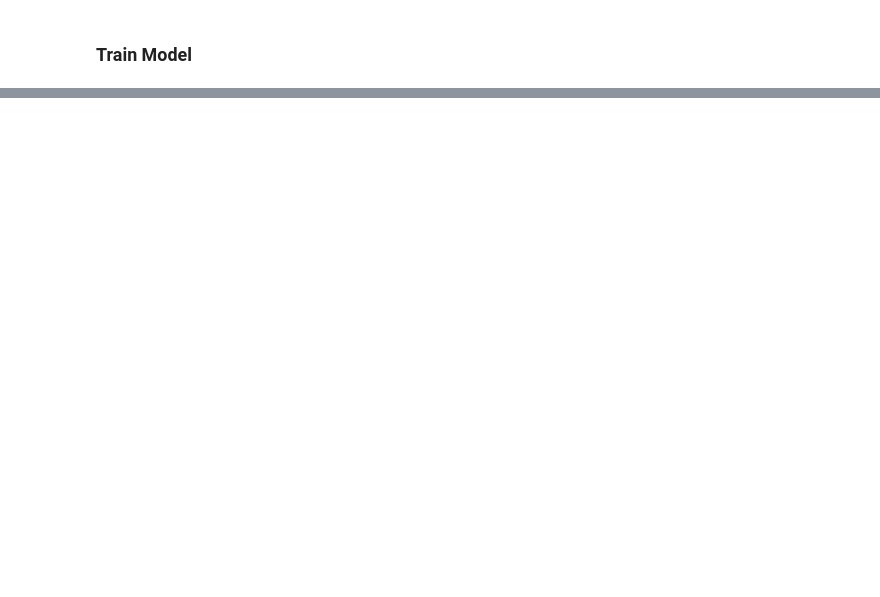
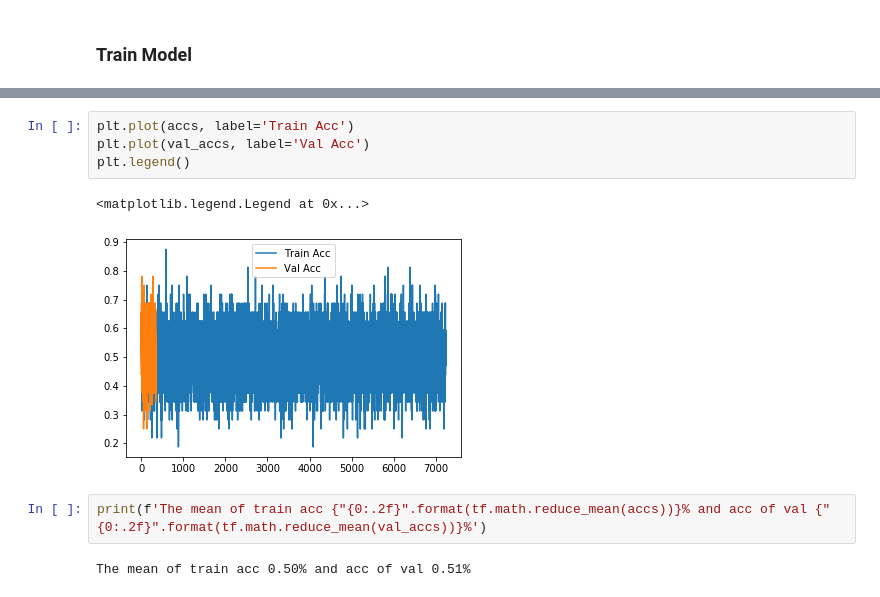
Before and after one commit to srdantas/conv-malaria, a Jupyter notebook: notebook.ipynb, the cells around one changed output, grey strips where cells are left out. Drawn from its saved outputs; the diff is of its cells as text; blank space fills up the shorter version.

```diff
--- a/notebook.ipynb
+++ b/notebook.ipynb
@@ -216,0 +297,11 @@ The batch numer 200/602, epoch 0/16, with loss -8.402276992797852 and accuracy i
+# %%
+plt.plot(accs, label='Train Acc')
+plt.plot(val_accs, label='Val Acc')
+plt.legend()
+# %% [output]
+<matplotlib.legend.Legend at 0x...>
+[figure, added]
+# %%
+print(f'The mean of train acc {"{0:.2f}".format(tf.math.reduce_mean(accs))}% and acc of val {"{0:.2f}".format(tf.math.reduce_mean(val_accs))}%')
+# %% [output]
+The mean of train acc 0.50% and acc of val 0.51%
```
Also changed, not shown: parts of 24 cells of this notebook.
